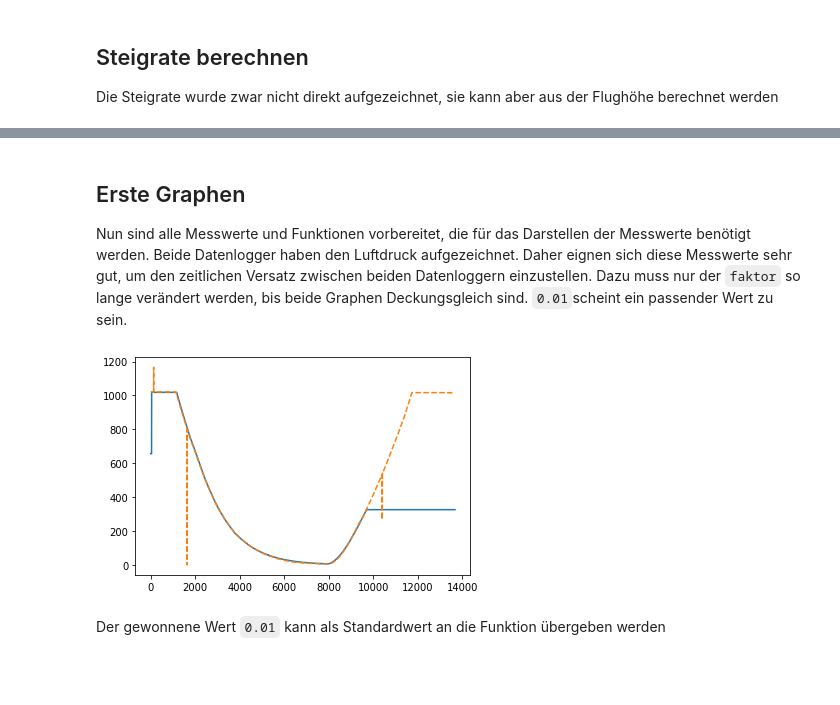
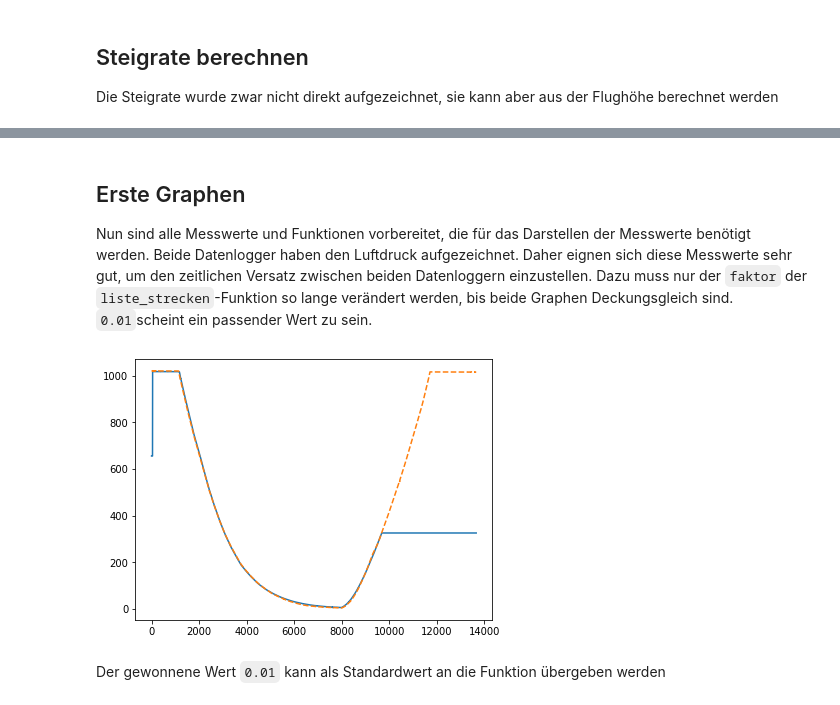
Before and after one commit to henrigeuer/stratosphaerenflug, a Jupyter notebook: strato_auswerung.ipynb, the cells around one changed output, grey strips where cells are left out. Cells and saved outputs as stored; diff of their text form; code cells hidden in the pictures; blank space fills up the shorter version.

Commit message:
Plot-Muster

```diff
--- a/strato_auswerung.ipynb
+++ b/strato_auswerung.ipynb
@@ -180,0 +184,22 @@ def liste_strecken(liste,faktor, refliste = time ):
+# %%
+def clean(liste, grenze ):
+  for i in range(1, len(liste)-1):
+    dif = abs(liste[i]-liste[i-1])
+    if dif> grenze:
+      avg = (liste[i-1]+liste[i+1])/2
+      liste[i] = avg
+
+  return liste
+
+# Ausprobieren
+plt.rcParams["figure.figsize"] = (10, 5)
+plt.subplot(1,2,1)
+plt.ylim(0, 1200)
+plt.title("Rohdaten")
+plt.plot(time, twotofive(strato_press))
+
+plt.subplot(1,2,2)
+plt.ylim(0, 1200)
+plt.title("Bereinigt")
+plt.plot(time, clean(twotofive(strato_press), 10))
+plt.show()
@@ -181,13 +208,14 @@ def liste_strecken(liste,faktor, refliste = time ):
 # %% [markdown]
 ## Erste Graphen
 Nun sind alle Messwerte und Funktionen vorbereitet, die für das Darstellen der Messwerte benötigt werden.
-Beide Datenlogger haben den Luftdruck aufgezeichnet. Daher eignen sich diese Messwerte sehr gut, um den zeitlichen Versatz zwischen beiden Datenloggern einzustellen. Dazu muss nur der `faktor` so lange verändert werden, bis beide Graphen Deckungsgleich sind. `0.01`scheint ein passender Wert zu sein.
+Beide Datenlogger haben den Luftdruck aufgezeichnet. Daher eignen sich diese Messwerte sehr gut, um den zeitlichen Versatz zwischen beiden Datenloggern einzustellen. Dazu muss nur der `faktor` der `liste_strecken`-Funktion so lange verändert werden, bis beide Graphen Deckungsgleich sind. `0.01`scheint ein passender Wert zu sein.
 # %%
+plt.rcParams["figure.figsize"] = (6.4,4.8)
 plt.plot(time, liste_strecken(ino_press, 0.01))
-plt.plot(time, twotofive(strato_press),linestyle="--")
+plt.plot(time, clean(twotofive(strato_press),10),linestyle="--")
 plt.show()
 # %% [output]
-[figure, old version]
+[figure, new version]
 # %% [markdown]
 Der gewonnene Wert `0.01` kann als Standardwert an die Funktion übergeben werden
 # %%
```
Also changed, not shown: parts of 9 cells of this notebook.
